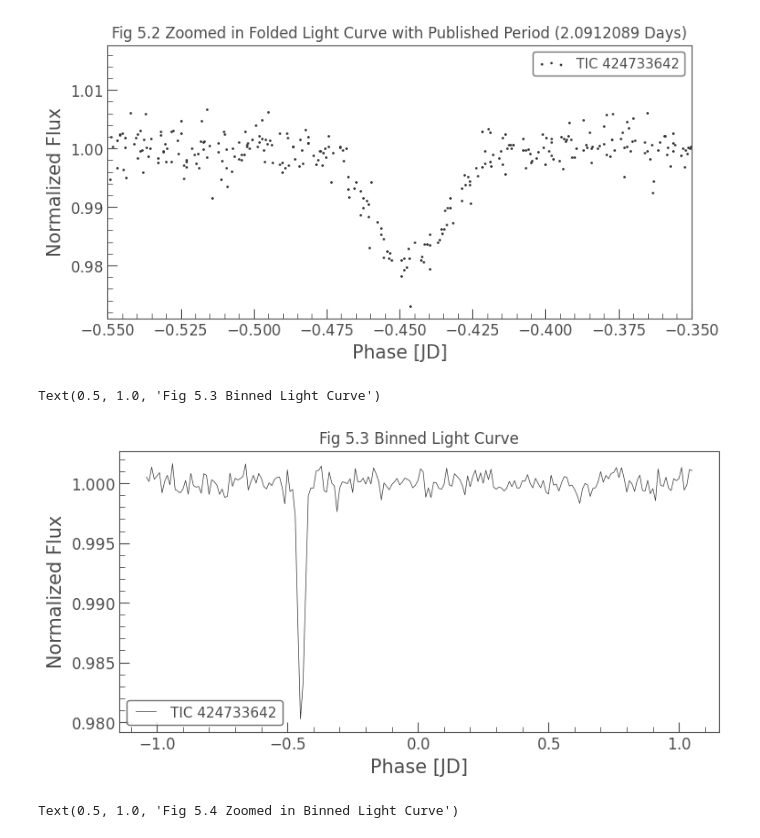
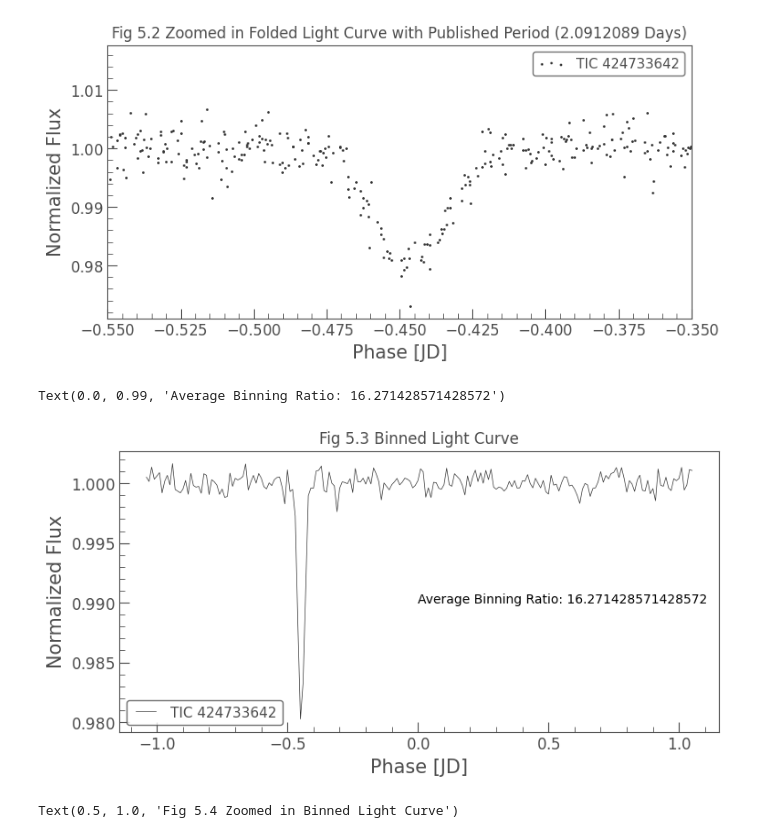
Before and after one commit to sophia268238/astronomy_ml, a Jupyter notebook: notebooks/TOI_1858.ipynb, the cells around one changed output. Drawn from its saved outputs; the diff is of its cells as text; code cells hidden in the pictures.

```diff
--- a/notebooks/TOI_1858.ipynb
+++ b/notebooks/TOI_1858.ipynb
@@ -124,10 +124,11 @@ Text(0.5, 1.0, 'Fig 5.2 Zoomed in Folded Light Curve with Published Period (2.09
 # %%
 binned_lc = folded_lc.bin(time_bin_size=0.01)
 binned_lc.plot()
 plt.title("Fig 5.3 Binned Light Curve")
+plt.text(0.0, 0.990, f"Average Binning Ratio: {len(lc_combined_clean) / len(binned_lc)}")
 # %% [output]
-Text(0.5, 1.0, 'Fig 5.3 Binned Light Curve')
+Text(0.0, 0.99, 'Average Binning Ratio: 16.271428571428572')
-[figure, old version]
+[figure, new version]
 # %%
 binned_lc = folded_lc.bin(time_bin_size=0.01)
 binned_lc.plot()
```
